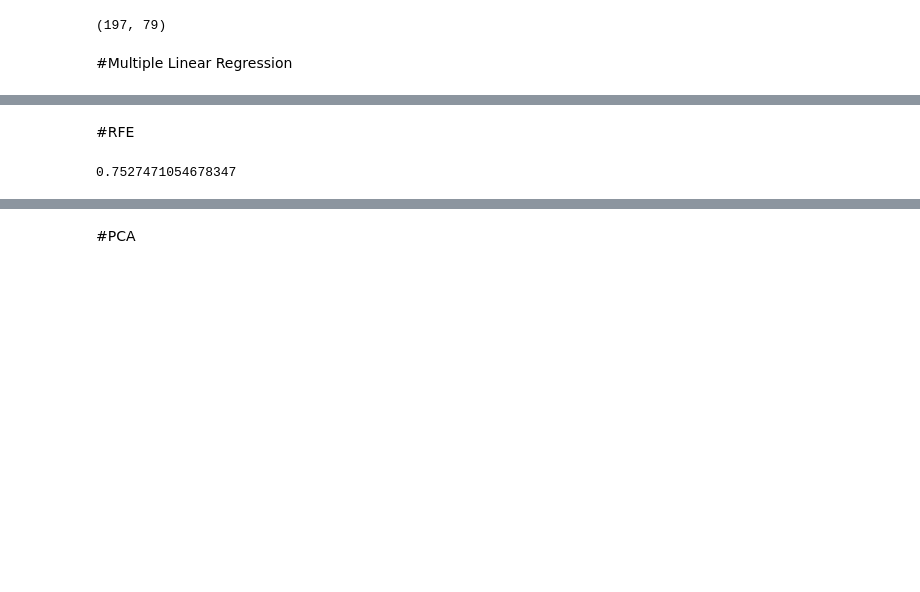
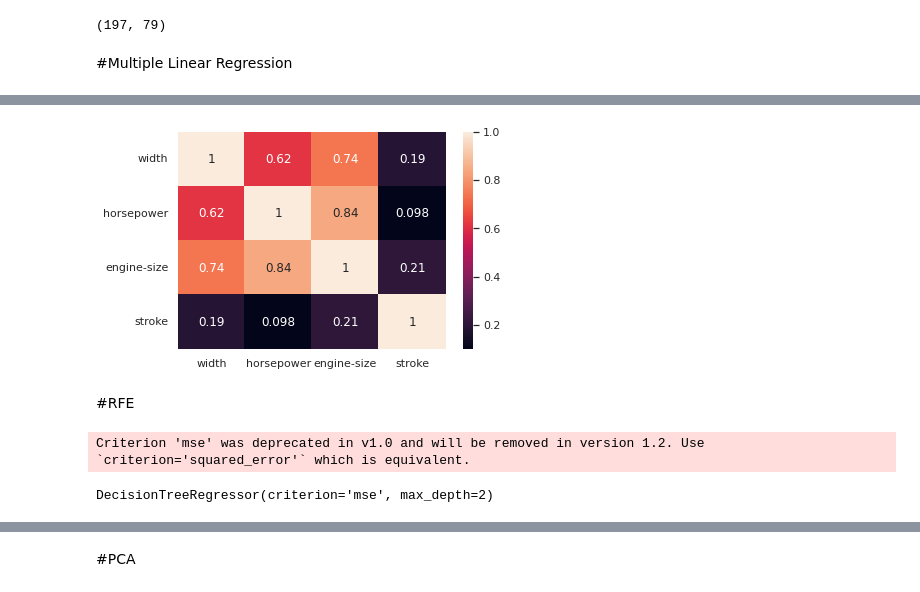
Before and after one commit to RobinTeotia/LinearModels_Project, a Jupyter notebook: Project_LinearModel_Automobiles.ipynb, the cells around one changed output, grey strips where cells are left out. Saved outputs shown, nothing was run; the diff lists cells and outputs as text; code cells hidden in the pictures; blank space fills up the shorter version.

```diff
--- a/Project_LinearModel_Automobiles.ipynb
+++ b/Project_LinearModel_Automobiles.ipynb
@@ -216,3 +213,13 @@ plt.scatter(n,rsq)
+# %%
+import seaborn as sn
+import matplotlib.pyplot as plt
+df1 = df[['width','horsepower','engine-size' , 'stroke']]
+corrmatrix = df1.corr()
+sn.heatmap(corrmatrix, annot=True)
+sn.set(rc={'figure.facecolor': 'white'})
+plt.show()
+# %% [output]
+[figure, added]
 # %% [markdown]
 #RFE
 # %%
@@ -236,11 +243,14 @@ X_test_std = pp.StandardScaler().fit_transform(X_test)
 # Fix the dimensions of the target array
 y_train = y_train.reshape(-1, 1)
 y_test = y_test.reshape(-1, 1)
-
-# Init, fit, test Lasso Regressor
-#forest = RandomForestRegressor()
-forest=DecisionTreeRegressor()
-_ = forest.fit(X_train_std, y_train)
-forest.score(X_test_std, y_test)
-# %% [output]
-0.7527471054678347
+# %%
+import numpy as np
+from sklearn.tree import DecisionTreeRegressor
+import sklearn.tree as tree
+import matplotlib.pyplot as plt
+
+regr_1 = DecisionTreeRegressor(criterion='mse',max_depth=2)
+regr_1.fit(X_train, y_train)
+# %% [output]
+Criterion 'mse' was deprecated in v1.0 and will be removed in version 1.2. Use `criterion='squared_error'` which is equivalent.
+DecisionTreeRegressor(criterion='mse', max_depth=2)
```
Also changed, not shown: parts of 47 cells of this notebook.
